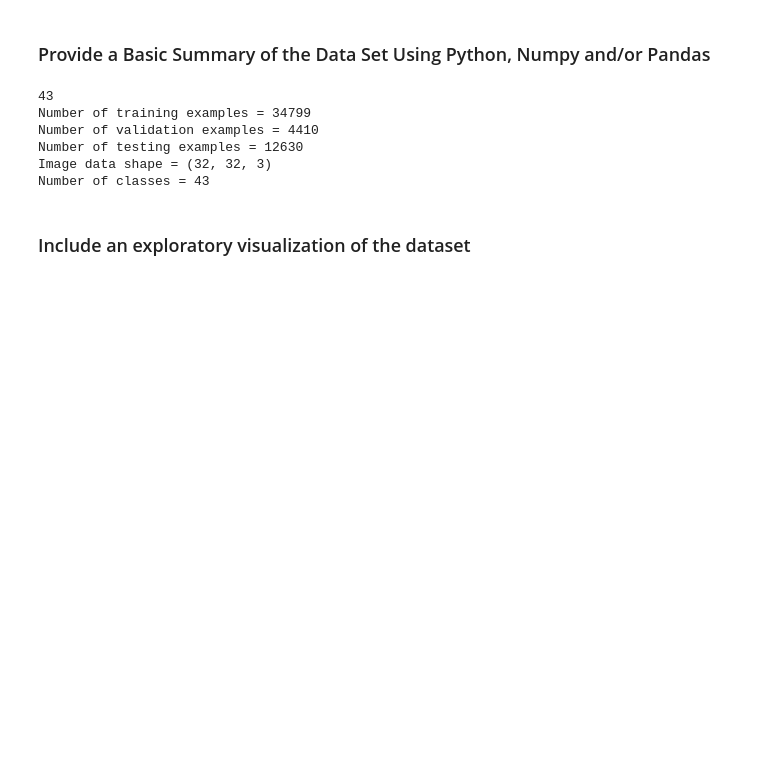
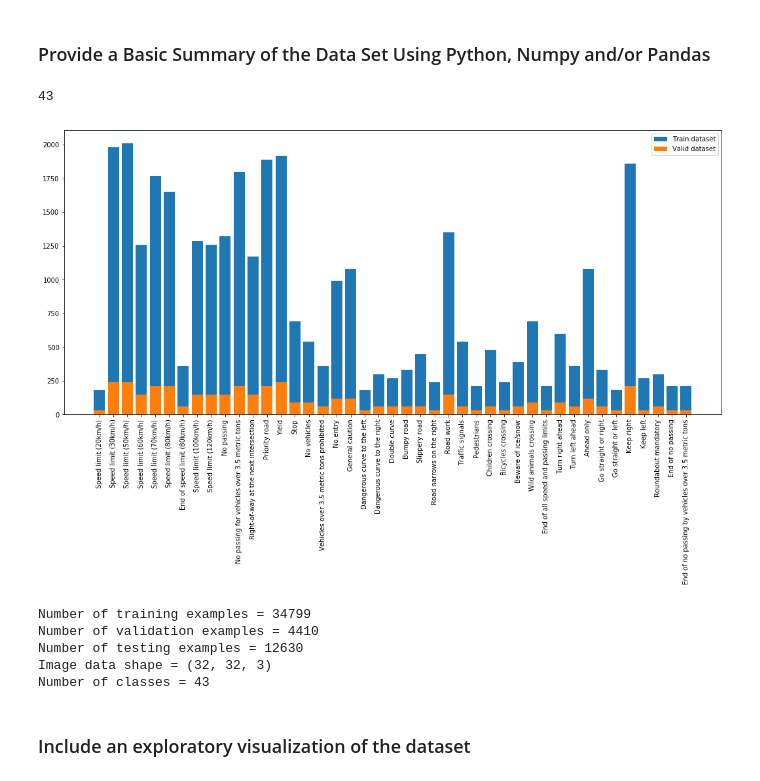
Before and after one commit to anishpillay2002/Udacity, a Jupyter notebook: Self_Driving/Project2/Traffic_Sign_Classifier.ipynb, the cells around one changed output. Saved outputs shown, nothing was run; the diff lists cells and outputs as text; code cells hidden in the pictures; blank space fills up the shorter version.

```diff
--- a/Self_Driving/Project2/Traffic_Sign_Classifier.ipynb
+++ b/Self_Driving/Project2/Traffic_Sign_Classifier.ipynb
@@ -58,6 +58,7 @@ Complete the basic data summary below. Use python, numpy and/or pandas methods t
 ### Replace each question mark with the appropriate value.
 ### Use python, pandas or numpy methods rather than hard coding the results
 import csv
+import matplotlib.pyplot as plt
 import numpy as np
 with open('signnames.csv', newline='') as csvfile:
     traffic_signs_unique = csv.reader(csvfile, delimiter=',', quotechar='|')
@@ -68,38 +69,54 @@ with open('signnames.csv', newline='') as csvfile:
             sign_index.append(int(row))
             sign_name.append(column)
 
 y_labels_all=np.append([y_train],[y_test])
 y_labels_all=np.append([y_labels_all],[y_valid])
 train_data_df=pd.Series(y_labels_all)
 print(len(train_data_df.unique()))
+
+count_train=(pd.Series(y_train)).value_counts()
+count_train=count_train.sort_index()
+#print(count_train.keys())
+
+count_valid=(pd.Series(y_valid)).value_counts()
+count_valid=count_valid.sort_index()
+#print(count_valid.keys())
+
+train_plt,ax=plt.subplots(figsize=(18,8))
+train_plting=ax.bar(count_train.keys(),count_train.get_values())
+valid_plting=ax.bar(count_valid.keys(),count_valid.get_values())
+plt.xticks(count_train.keys(), sign_name,rotation=90)
+plt.legend([train_plting, valid_plting], ['Train dataset', 'Valid dataset'])
+plt.show()
 
 # TODO: Number of training examples
 n_train = len(X_train)
 
 # TODO: Number of testing examples.
 n_test = len(X_test)
 
 # TODO: Number of testing examples.
 n_valid = len(X_valid)
 
 # TODO: What's the shape of an traffic sign image?
 image_shape = X_train[0].shape
 
 # TODO: How many unique classes/labels there are in the dataset.
 n_classes = len(train_data_df.unique())
 
 print("Number of training examples =", n_train)
 print("Number of validation examples =", n_valid)
 print("Number of testing examples =", n_test)
 print("Image data shape =", image_shape)
 print("Number of classes =", n_classes)
 # %% [output]
 43
-Number of training examples = 34799
-Number of validation examples = 4410
-Number of testing examples = 12630
-Image data shape = (32, 32, 3)
-Number of classes = 43
+[figure, added]
+Number of training examples = 34799
+Number of validation examples = 4410
+Number of testing examples = 12630
+Image data shape = (32, 32, 3)
+Number of classes = 43
 # %% [markdown]
 ### Include an exploratory visualization of the dataset
 # %% [markdown]
```
